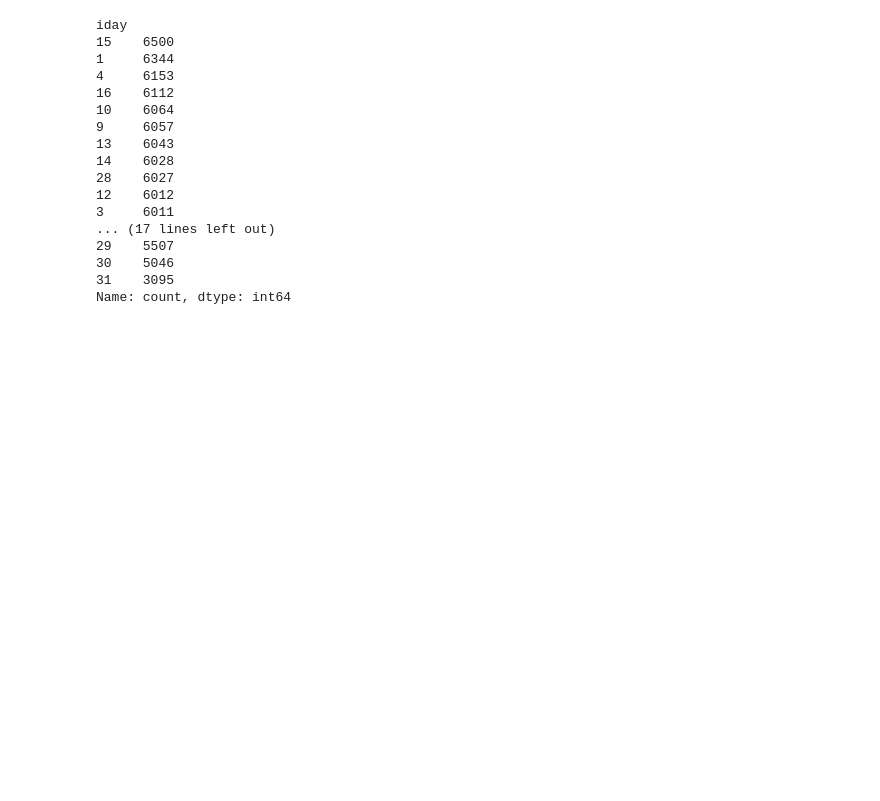
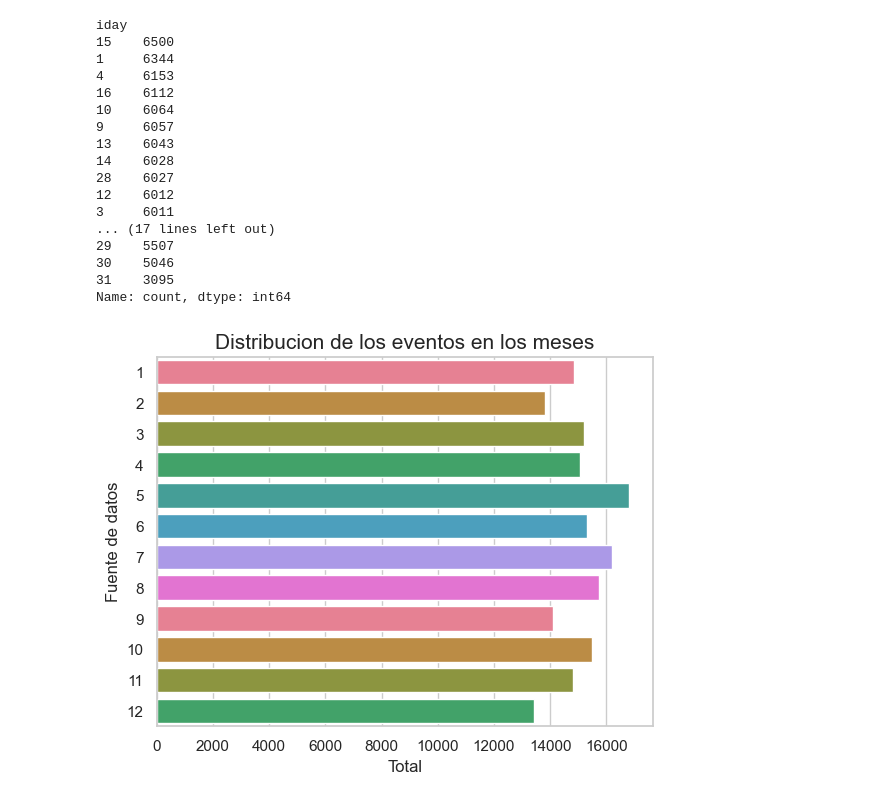
Before and after one commit to jowisaidman/TP_final_ISI, a Jupyter notebook: tp-final.ipynb, the cells around one changed output. Saved outputs shown, nothing was run; the diff lists cells and outputs as text; code cells hidden in the pictures; blank space fills up the shorter version.

Commit message:
Added new categorization and new graph

```diff
--- a/tp-final.ipynb
+++ b/tp-final.ipynb
@@ -421,3 +404,13 @@ iday
 30    5046
 31    3095
 Name: count, dtype: int64
+# %%
+# Nos fijamos la distribucion y asi ver como conviene categorizar comenzamos con los dias
+imonth = events['imonth']
+imonth = imonth.value_counts().sort_values()
+g = sns.barplot(y=imonth.index, x=imonth.values,palette=sns.color_palette("husl", 8), orient='h')
+g.set_title("Distribucion de los eventos en los meses", fontsize=15)
+g.set_xlabel("Total", fontsize=12)
+g.set_ylabel("Fuente de datos", fontsize=12);
+# %% [output]
+[figure, added]
```
Also changed, not shown: parts of 18 cells of this notebook.
